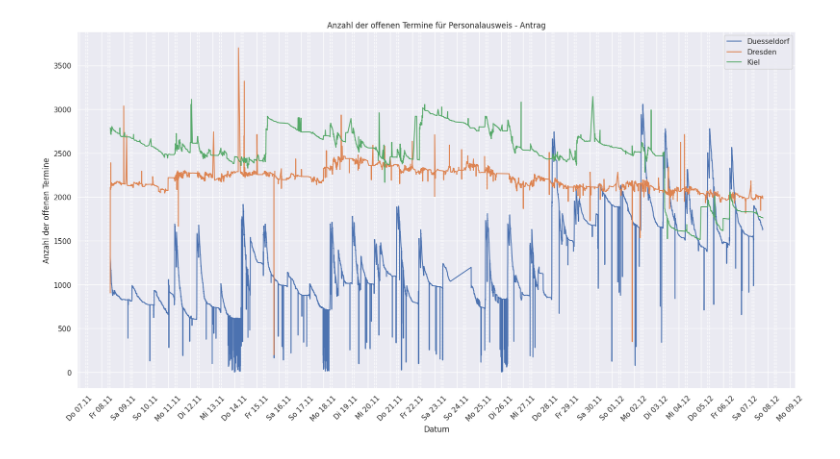
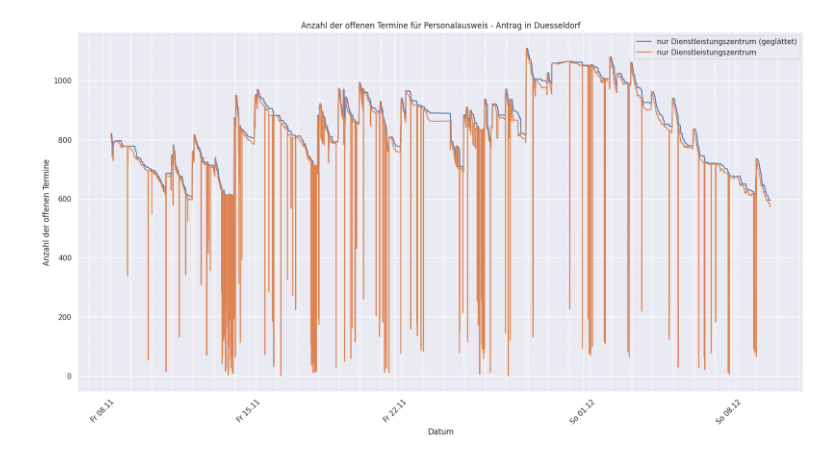
Before and after one commit to davidkempkens/appointment-scraper, a Jupyter notebook: data_analysis.ipynb, the cells around one changed output. Drawn from its saved outputs; the diff is of its cells as text; code cells hidden in the pictures.

```diff
--- a/data_analysis.ipynb
+++ b/data_analysis.ipynb
@@ -177,6 +180,7 @@ for concern in concerns:
     count = viztool.create_time_series(
         df, city="Duesseldorf", concern=concern
     )
+    count["concern"] = concern
     sns.lineplot(data=count, x="timestamp", y="count", ax=ax, label=concern)
 
 ax.xaxis.set_major_locator(mdates.DayLocator())
@@ -199,0 +239,19 @@ plt.show()
+# %%
+duesseldorf = df[(df["concern"] == "Personalausweis - Antrag") & (df["city"] == "Duesseldorf")]
+
+
+dues_ohne_dz = viztool.create_time_series(
+    duesseldorf,
+    city="Duesseldorf",
+    concern="Personalausweis - Antrag",
+    exclude_office="Dienstleistungszentrum",
+)
+
+dues_nur_dz = viztool.create_time_series(
+    duesseldorf,
+    city="Duesseldorf",
+    concern="Personalausweis - Antrag",
+    office="Dienstleistungszentrum",
+)
+
+# dues_nur_dz[dues_nur_dz["delta"] < pd.Timedelta(5, unit="m")]
@@ -200,24 +293,42 @@ plt.show()
 # %%
+# duesseldorf personalausweis antrag nur DZ geglättet
 fig, ax = plt.subplots(figsize=(20, 10))
 
-for c in ['Duesseldorf', 'Dresden', 'Kiel']:
-    count = viztool.create_time_series(
-        df, city=c, concern="Personalausweis - Antrag"
-    )
-    sns.lineplot(data=count, x="timestamp", y="count", ax=ax, label=c)
+dues_nur_dz["smoothed"] = dues_nur_dz["count"].rolling(window=15).max()
+y = "smoothed"
 
-ax.xaxis.set_major_locator(mdates.DayLocator())
+sns.lineplot(
+    data=dues_nur_dz,
+    x="timestamp",
+    y=y,
+    ax=ax,
+    label="nur Dienstleistungszentrum (geglättet)",
+)
+sns.lineplot(
+    data=dues_nur_dz,
+    x="timestamp",
+    y="count",
+    ax=ax,
+    label="nur Dienstleistungszentrum",
+)
+
+ax.xaxis.set_major_locator(mdates.DayLocator(bymonthday=[1, 8, 15, 22]))
 ax.xaxis.set_major_formatter(mdates.DateFormatter("%a %d.%m"))
 plt.setp(ax.xaxis.get_majorticklabels(), rotation=45)
 
 ax.xaxis.set_minor_locator(mdates.HourLocator(byhour=[7, 9]))
 ax.xaxis.grid(True, which="minor", linestyle="--")
 
-ax.set_title("Anzahl der offenen Termine für Personalausweis - Antrag")
+ax.set_title(
+    "Anzahl der offenen Termine für Personalausweis - Antrag in Duesseldorf"
+)
+
 ax.set_xlabel("Datum")
 ax.set_ylabel("Anzahl der offenen Termine")
 
-plt.savefig(f"bachelorarbeit/bilder/offene_termine_personalausweis_alle_staedte.png", bbox_inches="tight")
+# plt.savefig(
+#     f"bachelorarbeit/bilder/offene_termine_personalausweis_duesseldorf_nur_dz.png",
+# )
 plt.show()
 # %% [output]
-[figure, old version]
+[figure, new version]
```
Also changed, not shown: parts of 22 cells of this notebook.
